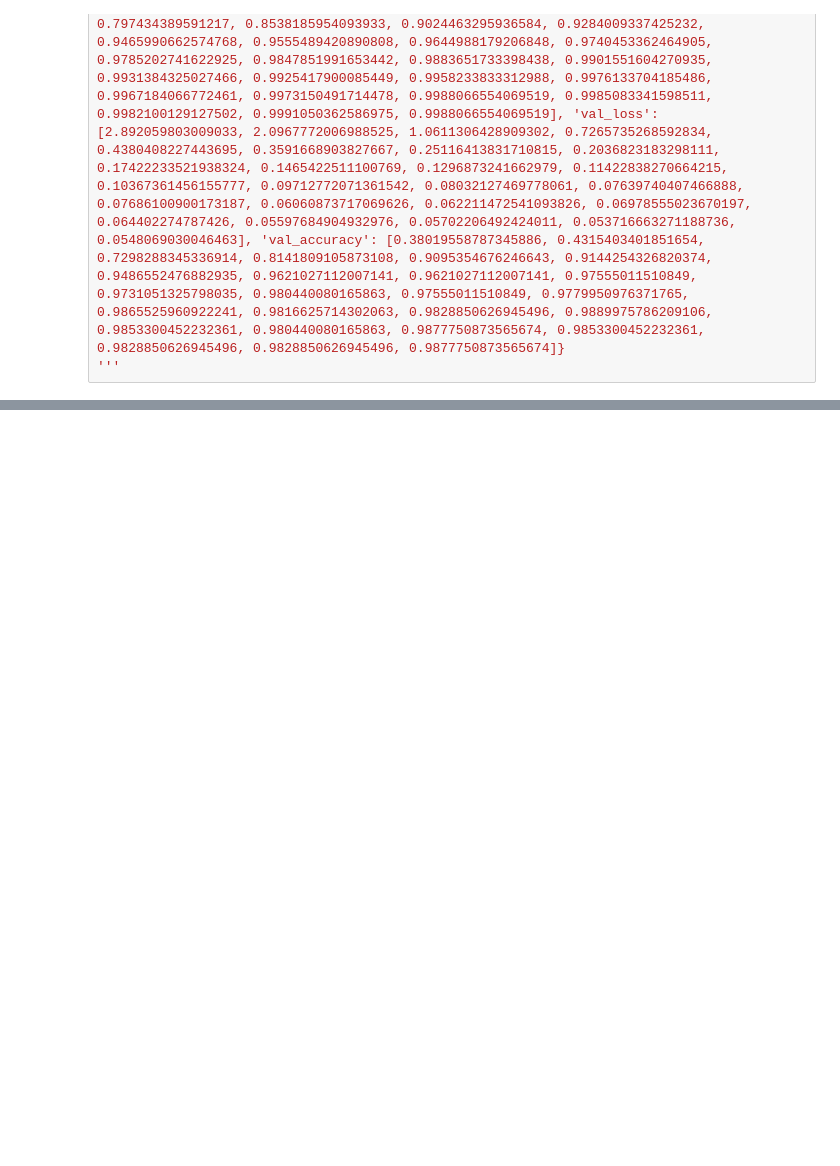
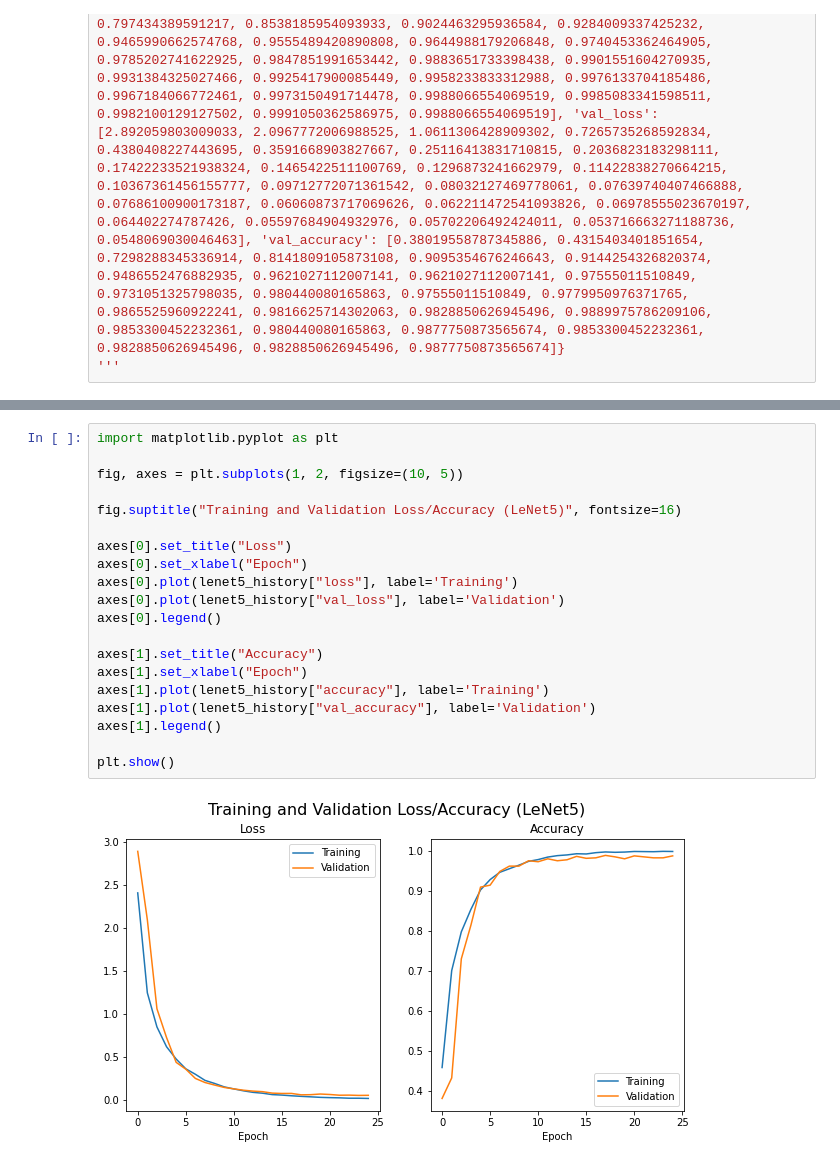
Before and after one commit to kimsternator/ECE-285-Final-Project, a Jupyter notebook: Final Project.ipynb, the cells around one changed output, grey strips where cells are left out. Cells and saved outputs as stored; diff of their text form; blank space fills up the shorter version.

```diff
--- a/Final Project.ipynb
+++ b/Final Project.ipynb
@@ -559,0 +666,22 @@ print(history.history)
+# %%
+import matplotlib.pyplot as plt
+
+fig, axes = plt.subplots(1, 2, figsize=(10, 5))
+
+fig.suptitle("Training and Validation Loss/Accuracy (LeNet5)", fontsize=16)
+
+axes[0].set_title("Loss")
+axes[0].set_xlabel("Epoch")
+axes[0].plot(lenet5_history["loss"], label='Training')
+axes[0].plot(lenet5_history["val_loss"], label='Validation')
+axes[0].legend()
+
+axes[1].set_title("Accuracy")
+axes[1].set_xlabel("Epoch")
+axes[1].plot(lenet5_history["accuracy"], label='Training')
+axes[1].plot(lenet5_history["val_accuracy"], label='Validation')
+axes[1].legend()
+
+plt.show()
+# %% [output]
+[figure, added]
```
Also changed, not shown: parts of 17 cells of this notebook, 7 other files.
